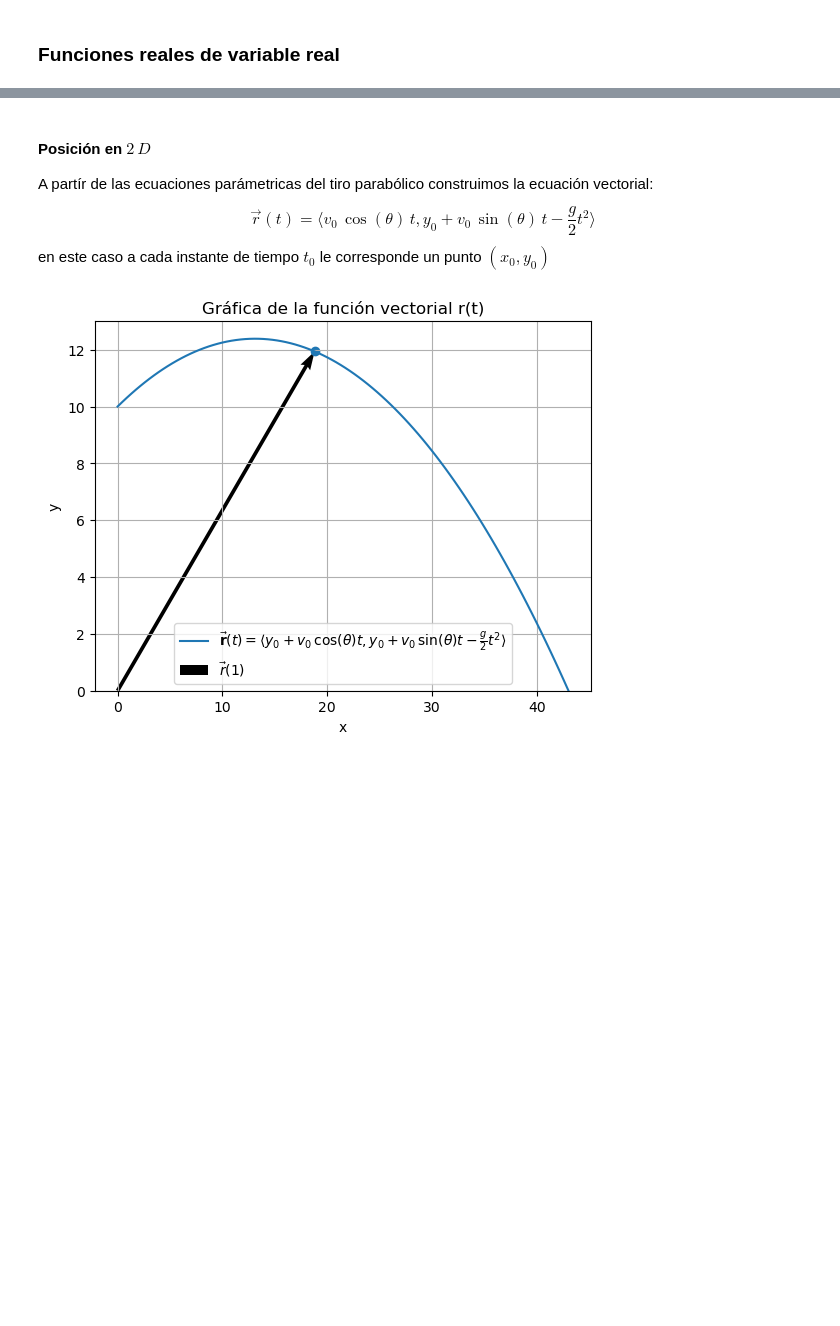
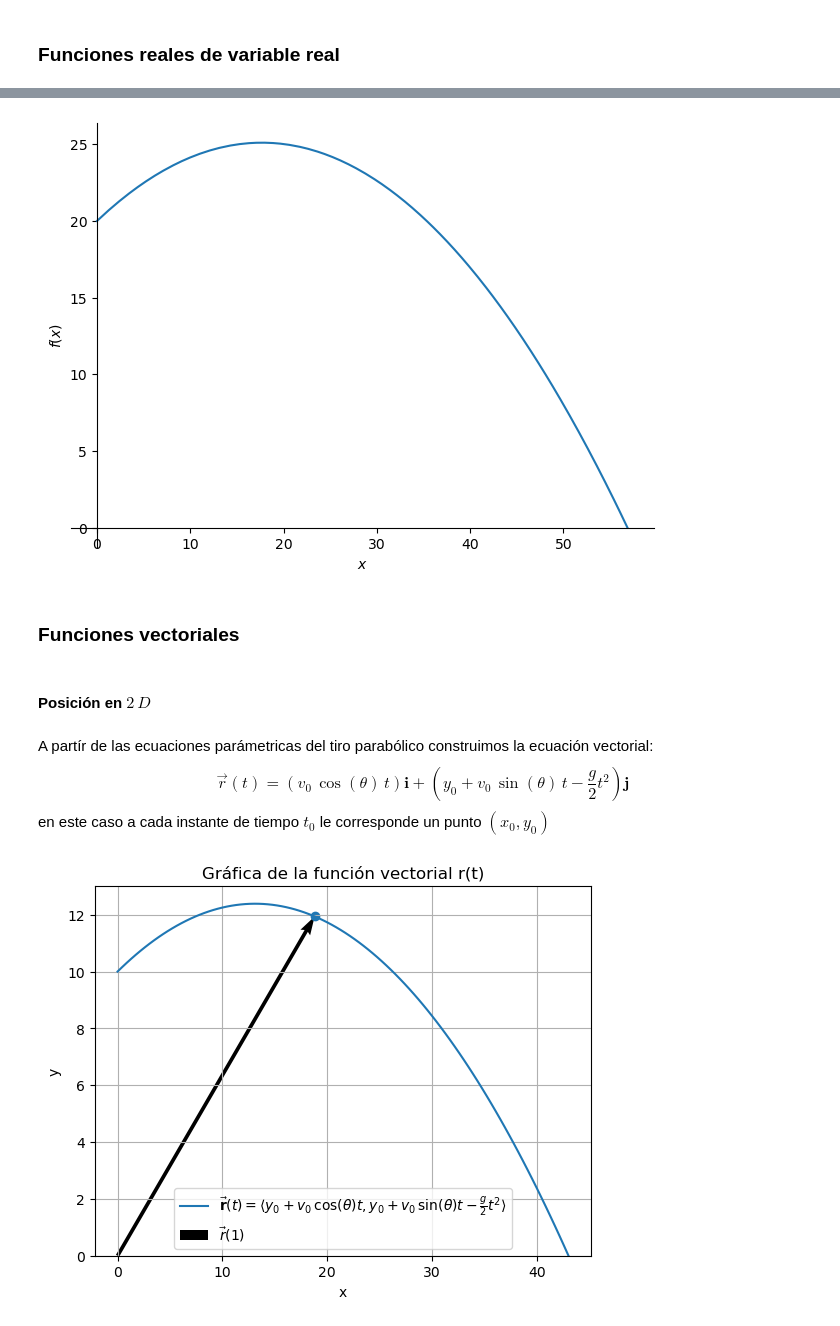
Before and after one commit to edwinloaiza/Fisica-II-Laboratorio, a Jupyter notebook: C02 Funciones.ipynb, the cells around one changed output, grey strips where cells are left out. Saved outputs shown, nothing was run; the diff lists cells and outputs as text; code cells hidden in the pictures; blank space fills up the shorter version.

```diff
--- a/C02 Funciones.ipynb
+++ b/C02 Funciones.ipynb
@@ -102,10 +217,77 @@ Donde $m>1$.
+# %%
+from sympy import Symbol, cos, pi, tan
+import sympy as sp
+
+# Define the function y(x)
+def y(x, v0=20, y0=20, theta=pi/6, g=9.8):
+    """Calculates the y-coordinate of the projectile at a given x-coordinate.
+
+    Args:
+        x: Symbolic variable representing the horizontal distance.
+        v0: Initial velocity.
+        y0: Initial height.
+        theta: Launch angle.
+        g: Acceleration due to gravity.
+
+    Returns:
+        The y-coordinate of the projectile.
+    """
+    return y0 + tan(theta) * x - g * x**2 / (2 * v0**2 * cos(theta)**2)
+
+# Create the symbolic variable x
+x = Symbol('x')
+
+# Set up the equation y(R) = 0
+equation_y_zero = y(x) - 0
+
+# Try to solve for R symbolically using solve with simplify=True
+solutions_R = sp.solve(equation_y_zero, x, simplify=True)
+
+# If a solution is found, extract the first positive solution (assuming upward launch)
+if solutions_R:
+    for sol in solutions_R:
+        if sol.evalf() > 0:  # Ensure positive solution for distance
+            R = sol
+            break  # Take only the first valid solution
+
+
+
+# Define the derivative of y(x)
+dy_dx = sp.diff(y(x), x)
+
+# Set the derivative equal to zero and solve for x
+equation_dy_dx_zero = dy_dx - 0
+
+# Solve for R symbolically using solve
+solutions_X = sp.solve(equation_dy_dx_zero, x, simplify=True)
+
+# If a solution is found, extract the first positive solution (assuming upward launch)
+if solutions_X:
+    for sol in solutions_X:
+        if sol.evalf() > 0:  # Ensure positive solution for distance
+            X = sol
+            break  # Take only the first valid solution
+
+# Calculate the maximum height using the solution
+ymax = y(X)
+
+
+# Plot the function
+sp.plot(y(x), (x, 0, R), label='Projectile Trajectory')
+plt.show()
+# %% [output]
+[figure, added]
+# %% [markdown]
+### Funciones vectoriales
 # %% [markdown]
 #### Posición en $2\,D$
-A partír de las ecuaciones parámetricas del tiro parabólico construimos la ecuación vectorial:
-$$
-\vec{r}(t)=\langle v_{0}\,\cos(\theta)\,t,y_0+v_{0}\,\sin(\theta)\,t-\frac{g}{2}t^2 \rangle
-$$
-en este caso a cada instante de tiempo $t_0$ le corresponde un punto $(x_0,y_0)$
+# %% [markdown]
+
+A partír de las ecuaciones parámetricas del tiro parabólico construimos la ecuación vectorial:
+$$
+\vec{r}(t)= \left(v_{0}\,\cos(\theta)\,t\right)\mathbf{i}+\left(y_0+v_{0}\,\sin(\theta)\,t-\frac{g}{2}t^2 \right)\mathbf{j}
+$$
+en este caso a cada instante de tiempo $t_0$ le corresponde un punto $(x_0,y_0)$
 # %%
 import sympy as sp
 import numpy as np
```
Also changed, not shown: parts of 75 cells of this notebook, 14 other files.
